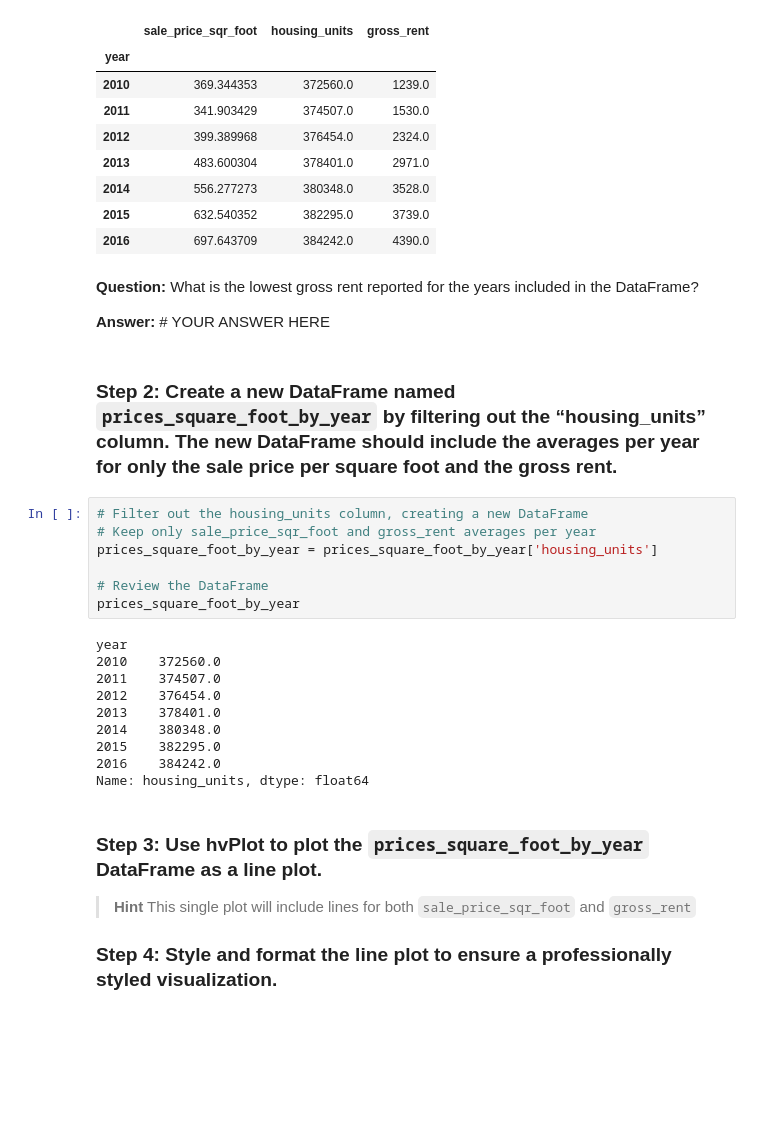
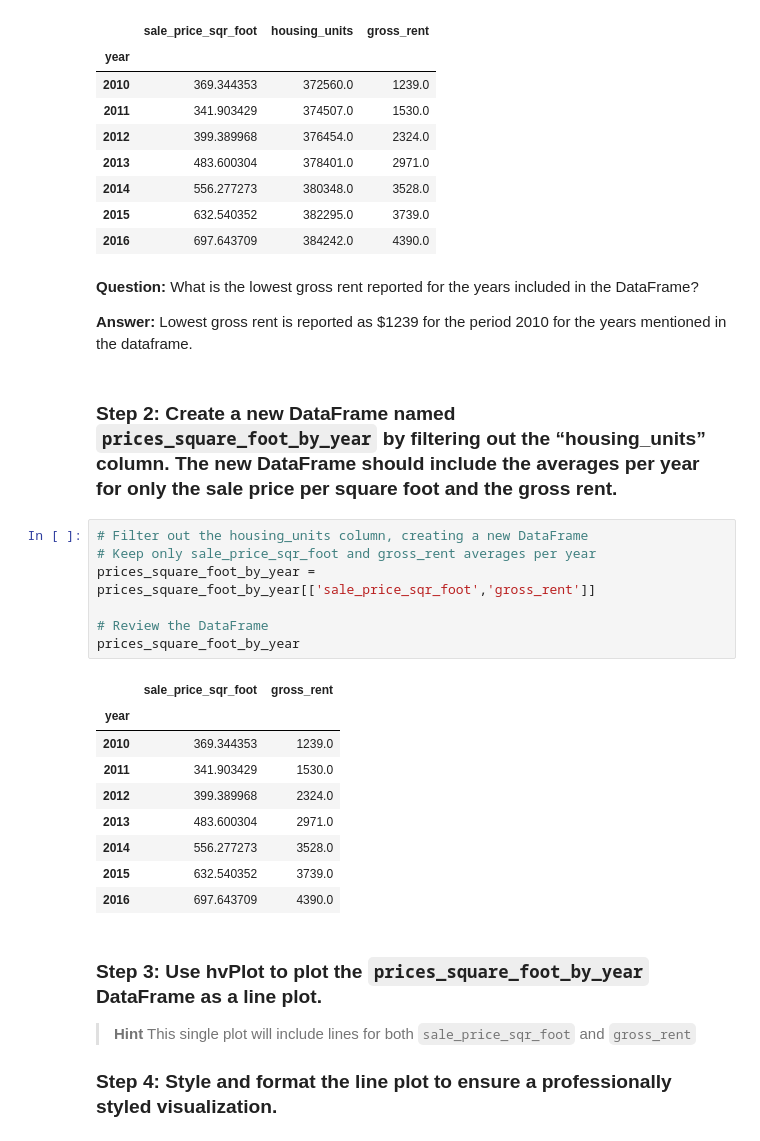
Before and after one commit to kranthicmitta/Module6_Challenge, a Jupyter notebook: san_francisco_housing.ipynb, the cells around one changed output. Cells and saved outputs as stored; diff of their text form; blank space fills up the shorter version.

```diff
--- a/san_francisco_housing.ipynb
+++ b/san_francisco_housing.ipynb
@@ -258,26 +258,26 @@ prices_square_foot_by_year
 # %% [markdown]
 **Question:** What is the lowest gross rent reported for the years included in the DataFrame?
 
-**Answer:** # YOUR ANSWER HERE
+**Answer:** Lowest gross rent is reported as $1239 for the period 2010 for the years mentioned in the dataframe.
 # %% [markdown]
 ### Step 2: Create a new DataFrame named `prices_square_foot_by_year` by filtering out the “housing_units” column. The new DataFrame should include the averages per year for only the sale price per square foot and the gross rent.
 # %%
 # Filter out the housing_units column, creating a new DataFrame
 # Keep only sale_price_sqr_foot and gross_rent averages per year
-prices_square_foot_by_year = prices_square_foot_by_year['housing_units']
+prices_square_foot_by_year = prices_square_foot_by_year[['sale_price_sqr_foot','gross_rent']]
 
 # Review the DataFrame
 prices_square_foot_by_year
 # %% [output]
-year
-2010    372560.0
-2011    374507.0
-2012    376454.0
-2013    378401.0
-2014    380348.0
-2015    382295.0
-2016    384242.0
-Name: housing_units, dtype: float64
+|  | sale_price_sqr_foot | gross_rent |
+| year |  |  |
+| 2010 | 369.344353 | 1239.0 |
+| 2011 | 341.903429 | 1530.0 |
+| 2012 | 399.389968 | 2324.0 |
+| 2013 | 483.600304 | 2971.0 |
+| 2014 | 556.277273 | 3528.0 |
+| 2015 | 632.540352 | 3739.0 |
+| 2016 | 697.643709 | 4390.0 |
 # %% [markdown]
 ### Step 3: Use hvPlot to plot the `prices_square_foot_by_year` DataFrame as a line plot.
 
```
Also changed, not shown: parts of 8 cells of this notebook, 1 other file.
